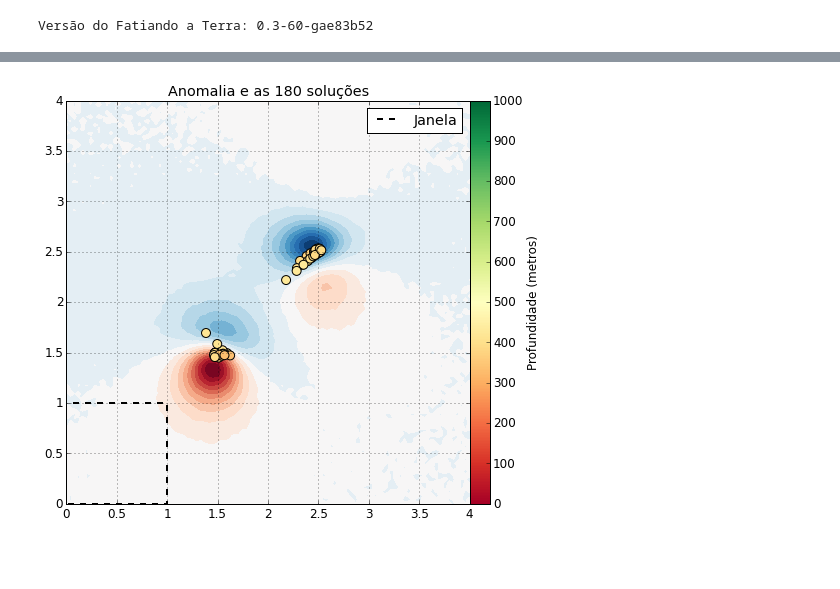
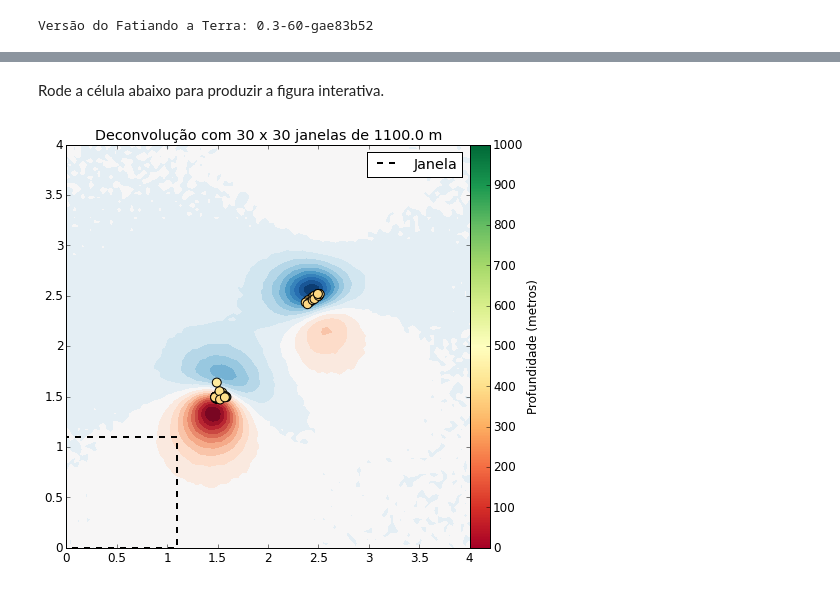
Before and after one commit to leouieda/geofisica1, a Jupyter notebook: lessons/magnetometria/pratica4.ipynb, the cells around one changed output, grey strips where cells are left out. Saved outputs shown, nothing was run; the diff lists cells and outputs as text; code cells hidden in the pictures; blank space fills up the shorter version.

```diff
--- a/lessons/magnetometria/pratica4.ipynb
+++ b/lessons/magnetometria/pratica4.ipynb
@@ -92,38 +136,40 @@ myv.show()
+# %% [markdown]
+Rode a célula abaixo para produzir a figura interativa.
 # %%
 inc, dec = 45, 15
 modelo = [mesher.Sphere(1500, 1500, 400, 300, {'magnetization': utils.ang2vec(5, inc, dec)}),
           mesher.Sphere(2500, 2500, 400, 300, {'magnetization': utils.ang2vec(5, -15, -20)})]
 area = [0, 4000, 0, 4000]
 shape = (100, 100)
 x, y, z = gridder.regular(area, shape, z=0)
 anomalia_pura = sphere.tf(x, y, z, modelo, inc, dec)
 anomalia = utils.contaminate(anomalia_pura, 5, seed=0)
 dx = fourier.derivx(x, y, anomalia, shape)
 dy = fourier.derivy(x, y, anomalia, shape)
 dz = fourier.derivz(x, y, anomalia, shape)
 prob = euler.Classic(x, y, z, anomalia, dx, dy, dz, 3)
 def duas_fontes(n_janelas, tamanho_janela):
     solver = euler.MovingWindow(prob, windows=(n_janelas, n_janelas),
-                                size=(tamanho_janela, tamanho_janela))
+                                size=(tamanho_janela, tamanho_janela),
+                                keep=0.15)
     solver.fit()
     filtrado = [e for e in solver.estimate_ if e[2] > 0]
     mpl.figure(figsize=(7, 6))
-    mpl.title(u'Anomalia e as {} soluções'.format(len(filtrado)))
+    mpl.title(u'Deconvolução com {} x {} janelas de {} m'.format(n_janelas, n_janelas, tamanho_janela))
     mpl.axis('scaled')
     mpl.contourf(y, x, anomalia, shape, 20, cmap=mpl.cm.RdBu_r)
     if filtrado:
         x0, y0, z0 = np.transpose(filtrado)
         mpl.scatter(y0, x0, c=z0, s=80, cmap=mpl.cm.RdYlGn, vmin=0, vmax=1000)
         mpl.colorbar(pad=0).set_label('Profundidade (metros)')
-    mpl.grid()
     mpl.square((0, tamanho_janela, 0, tamanho_janela), '--k', linewidth=2, label='Janela')
     mpl.legend(loc='upper right')
     mpl.m2km()
     mpl.tight_layout(pad=0)
     return filtrado
 w = widgets.interactive(duas_fontes,
                         n_janelas=widgets.IntSliderWidget(min=5, max=50, step=5, value=30),
-                        tamanho_janela=widgets.FloatSliderWidget(min=200, max=3000, step=100, value=600))
+                        tamanho_janela=widgets.FloatSliderWidget(min=200, max=3000, step=100, value=1000))
 w
 # %% [output]
-[figure, old version]
+[figure, new version]
```
Also changed, not shown: parts of 24 cells of this notebook.
